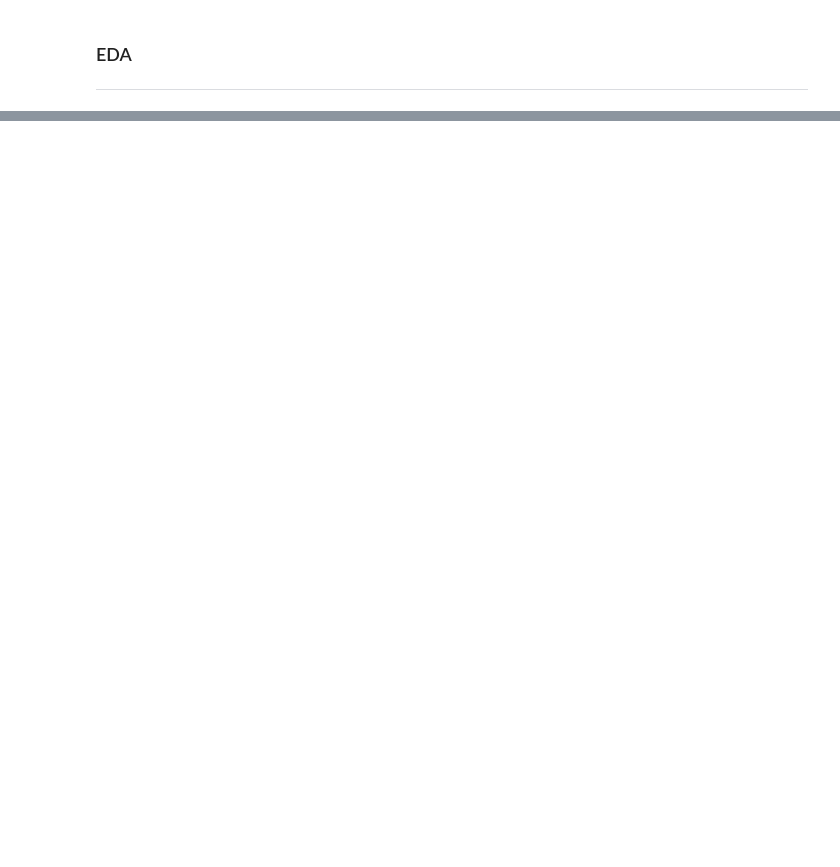
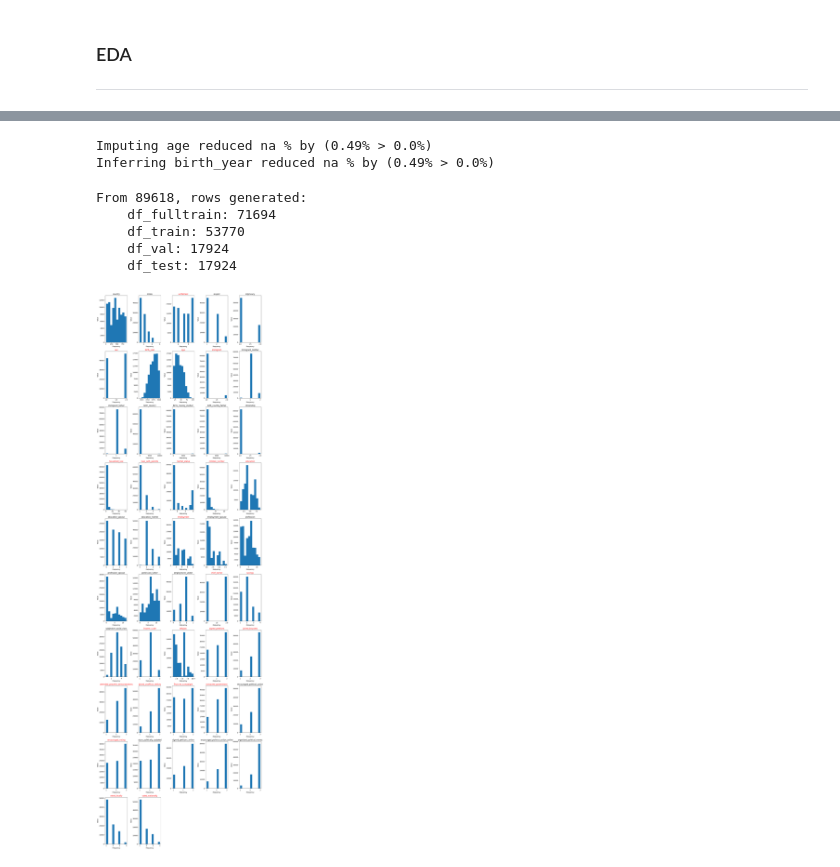
Before and after one commit to celupa/political_engagement_research, a Jupyter notebook: notebook.ipynb, the cells around one changed output, grey strips where cells are left out. Drawn from its saved outputs; the diff is of its cells as text; code cells hidden in the pictures; blank space fills up the shorter version.

```diff
--- a/notebook.ipynb
+++ b/notebook.ipynb
@@ -111,0 +351,20 @@ df
+# %%
+# prepare df for further analysis
+df_eda = df.copy()
+# save weights for later (based on age, sex, education, region & aim to adjust to general population)
+weights = df.weight.astype(float).to_dict()
+# drop "noise"
+df_eda = df_eda.drop(columns=["interview_duration", "weight"]) # step 0.5
+# replace alternative responses with nulls
+df_eda = df_eda.map(lambda val: np.nan if int(val) < 0 and int(val) != -3 else val) # keep "-3" (not applicable) as distinct category
+# transform columns to numeric for further analysis
+df_eda = df_eda.astype("Int32")
+# smoothen special response options
+df_eda = df_eda.replace(-3, -1) # step 0.7
+# rescale all items to go from 1 to n (some items start at 0 and we want 0 to = "not applicable")
+for col in df_eda.columns:
+    if 0 in df_eda[col].unique() and col != "children_number":
+        df_eda[col] = df_eda.loc[df_eda[df_eda[col].notna()].index, col] + 1
+# adjust the remaining "not applicable"
+df_eda = df_eda.replace(-1, 0)
+df_eda
@@ -111,0 +417,40 @@ df
+# %%
+# for simplicity purposes and because the remaining na % is rather low,
+# we'll pre-fill the remaining na with medians
+
+# impute age
+age_before = round((df_eda.age.isna().sum() / tot_rows) * 100, 2)
+df_eda.age = df_eda.age.fillna(df_eda.age.median())
+age_after = round(df_eda.age.isna().sum() / tot_rows, 2)
+print(f"Imputing age reduced na % by ({age_before}% > {age_after}%)")
+
+# further infer birth_year
+birth_year_before = round((df_eda.birth_year.isna().sum() / tot_rows) * 100, 2)
+df_eda.birth_year = df_eda.collection_year - df_eda.age
+birth_year_after = round(df_eda.birth_year.isna().sum() / tot_rows, 2)
+
+# we don't need collection_year anymore
+df_eda = df_eda.drop(columns="collection_year")
+print(f"Inferring birth_year reduced na % by ({birth_year_before}% > {birth_year_after}%)")
+# %% [output]
+Imputing age reduced na % by (0.49% > 0.0%)
+Inferring birth_year reduced na % by (0.49% > 0.0%)
+# %%
+# get datasets to avoid data leakage
+# we'll get our target later since it's composite variable with nan
+df_fulltrain, df_train, df_val, df_test = custom_functions.generate_datasets(df_eda)
+datasets = [df_fulltrain, df_train, df_val, df_test]
+# %% [output]
+From 89618, rows generated:
+    df_fulltrain: 71694
+    df_train: 53770
+    df_val: 17924
+    df_test: 17924
+# %%
+# for simple imputations, pick between mean, median or mode based on distributions
+simple_imputation_columns = df_na[df_na.imputation_technique.str.contains("simple_imputation")].index
+
+# plot variable distributions
+custom_functions.plot_dist(df_eda, simple_imputation_columns)
+# %% [output]
+[figure, added]
```
Also changed, not shown: parts of 71 cells of this notebook, 22 other files.
